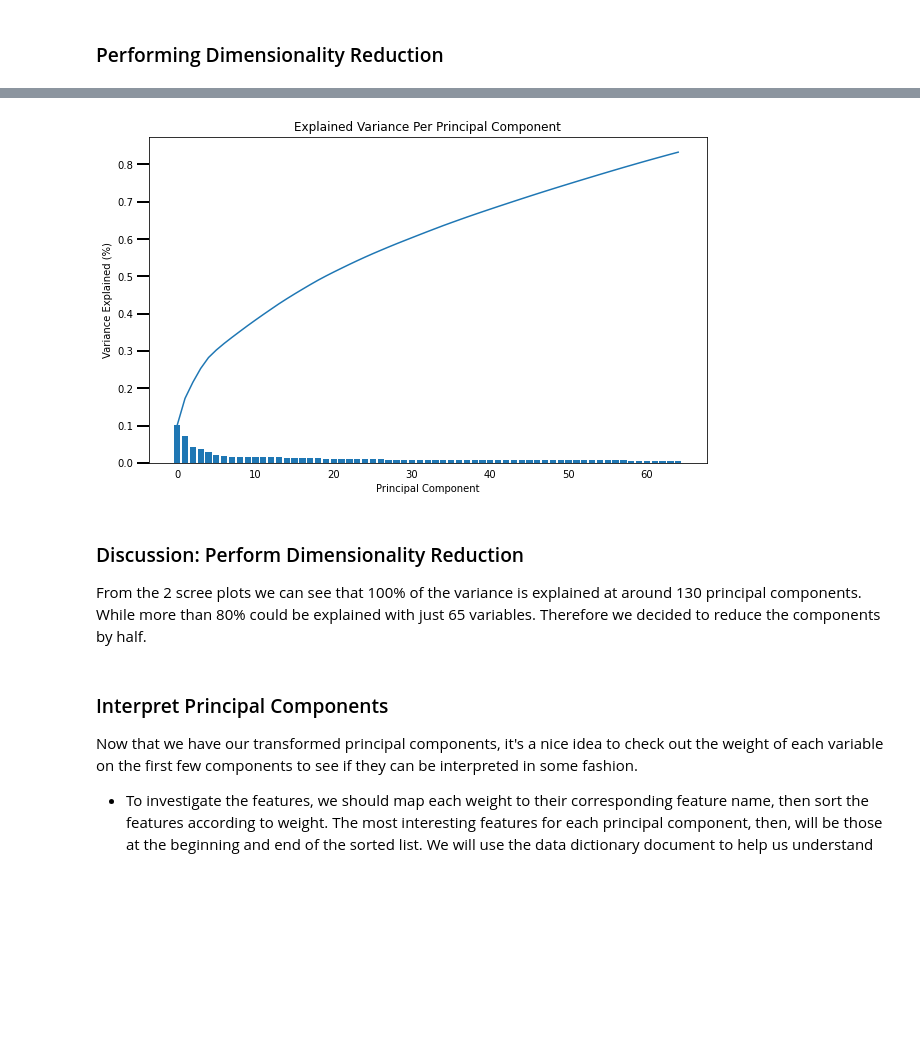
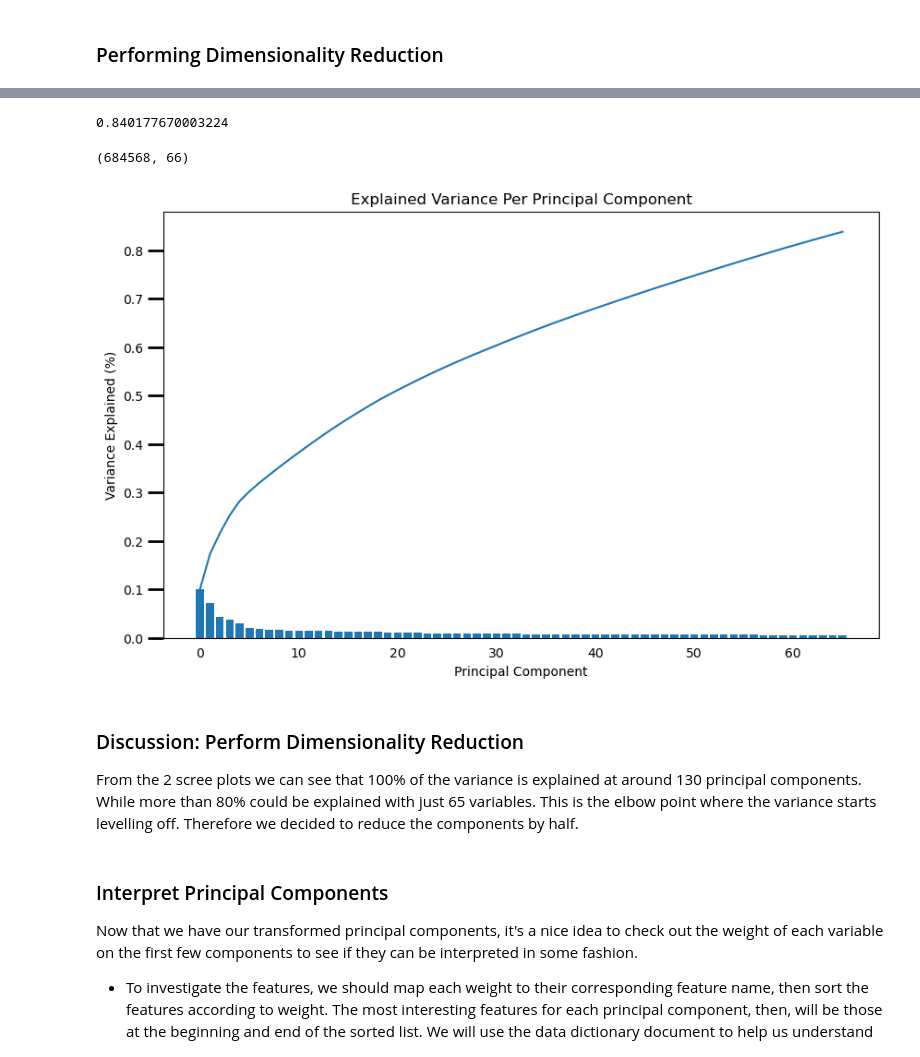
Before and after one commit to ElKokk/Identify-Customer-Segments, a Jupyter notebook: Identify_Customer_Segments.ipynb, the cells around one changed output, grey strips where cells are left out. Drawn from its saved outputs; the diff is of its cells as text; code cells hidden in the pictures; blank space fills up the shorter version.

```diff
--- a/Identify_Customer_Segments.ipynb
+++ b/Identify_Customer_Segments.ipynb
@@ -922,15 +964,42 @@ scree_plot(pca)
+# %%
+cumulative_variance = np.cumsum(pca.explained_variance_ratio_)
+cumulative_variance[65]
+# %% [output]
+0.840177670003224
+# %%
+def scree_plot2(pca):
+    num_components=len(pca.explained_variance_ratio_)
+    ind = np.arange(num_components)
+    vals = pca.explained_variance_ratio_
+
+    plt.figure(figsize=(10, 6))
+    ax = plt.subplot(111)
+    cumvals = np.cumsum(vals)
+    ax.bar(ind, vals)
+    ax.plot(ind, cumvals)
+
+    ax.xaxis.set_tick_params(width=0)
+    ax.yaxis.set_tick_params(width=2, length=12)
+
+    ax.set_xlabel("Principal Component")
+    ax.set_ylabel("Variance Explained (%)")
+    plt.title('Explained Variance Per Principal Component')
 # %%
 # Re-apply PCA to the data while selecting for number of components to retain.
 pca=PCA(n_components=65)
 X_pca=pca.fit_transform(X_ss)
+# %%
+X_pca.shape
+# %% [output]
+(684568, 66)
 # %%
-scree_plot(pca)
+scree_plot2(pca)
 # %% [output]
-[figure, old version]
+[figure, new version]
 # %% [markdown]
 ### Discussion: Perform Dimensionality Reduction
 
-From the 2 scree plots we can see that 100% of the variance is explained at around 130 principal components. While more than 80% could be explained with just 65 variables. Therefore we decided to reduce the components by half.
+From the 2 scree plots we can see that 100% of the variance is explained at around 130 principal components. While more than 80% could be explained with just 65 variables. This is the elbow point where the variance starts levelling off. Therefore we decided to reduce the components by half.
 # %% [markdown]
 ### Interpret Principal Components
 
```
Also changed, not shown: parts of 83 cells of this notebook.
